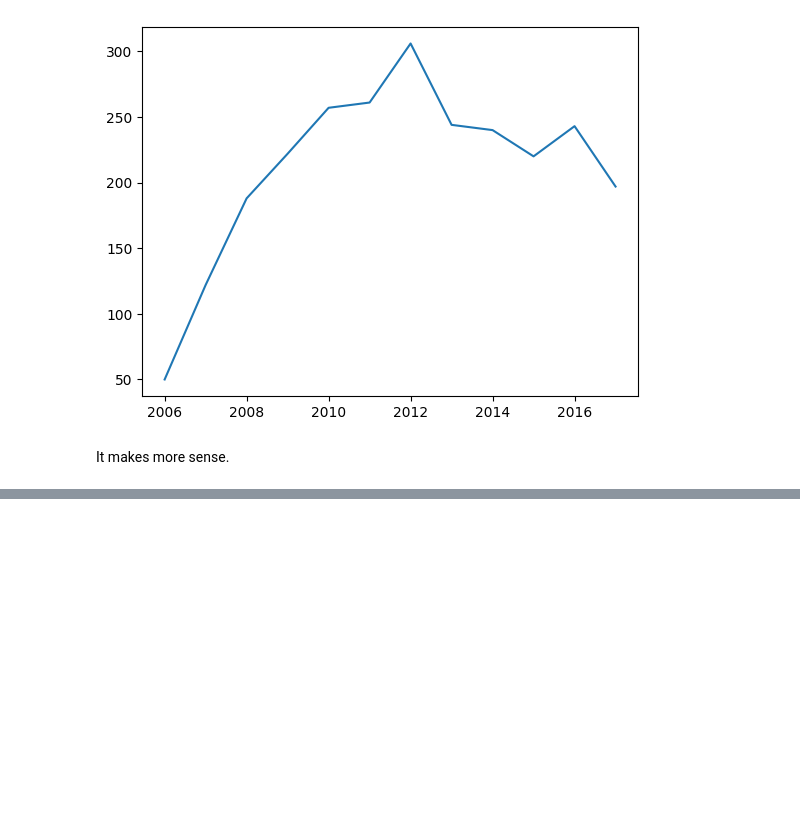
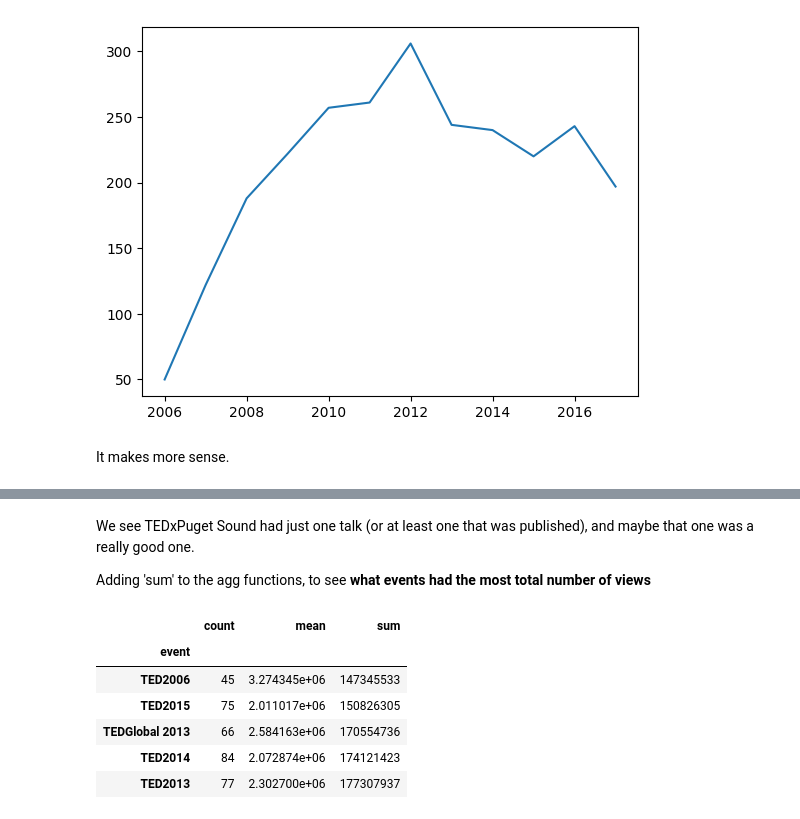
Before and after one commit to slancheros/pandas-basic, a Jupyter notebook: TedTalk.ipynb, the cells around one changed output, grey strips where cells are left out. Cells and saved outputs as stored; diff of their text form; code cells hidden in the pictures; blank space fills up the shorter version.

```diff
--- a/TedTalk.ipynb
+++ b/TedTalk.ipynb
@@ -472,0 +586,14 @@ It makes more sense.
+# %% [markdown]
+We see TEDxPuget Sound had just one talk (or at least one that was published), and maybe that one was a really good one.
+
+Adding 'sum' to the agg functions, to see **what events had the most total number of views**
+# %%
+ted.groupby('event').views.agg(['count','mean','sum']).sort_values('sum').tail()
+# %% [output]
+|  | count | mean | sum |
+| event |  |  |  |
+| TED2006 | 45 | 3.274345e+06 | 147345533 |
+| TED2015 | 75 | 2.011017e+06 | 150826305 |
+| TEDGlobal 2013 | 66 | 2.584163e+06 | 170554736 |
+| TED2014 | 84 | 2.072874e+06 | 174121423 |
+| TED2013 | 77 | 2.302700e+06 | 177307937 |
```
Also changed, not shown: parts of 24 cells of this notebook.
